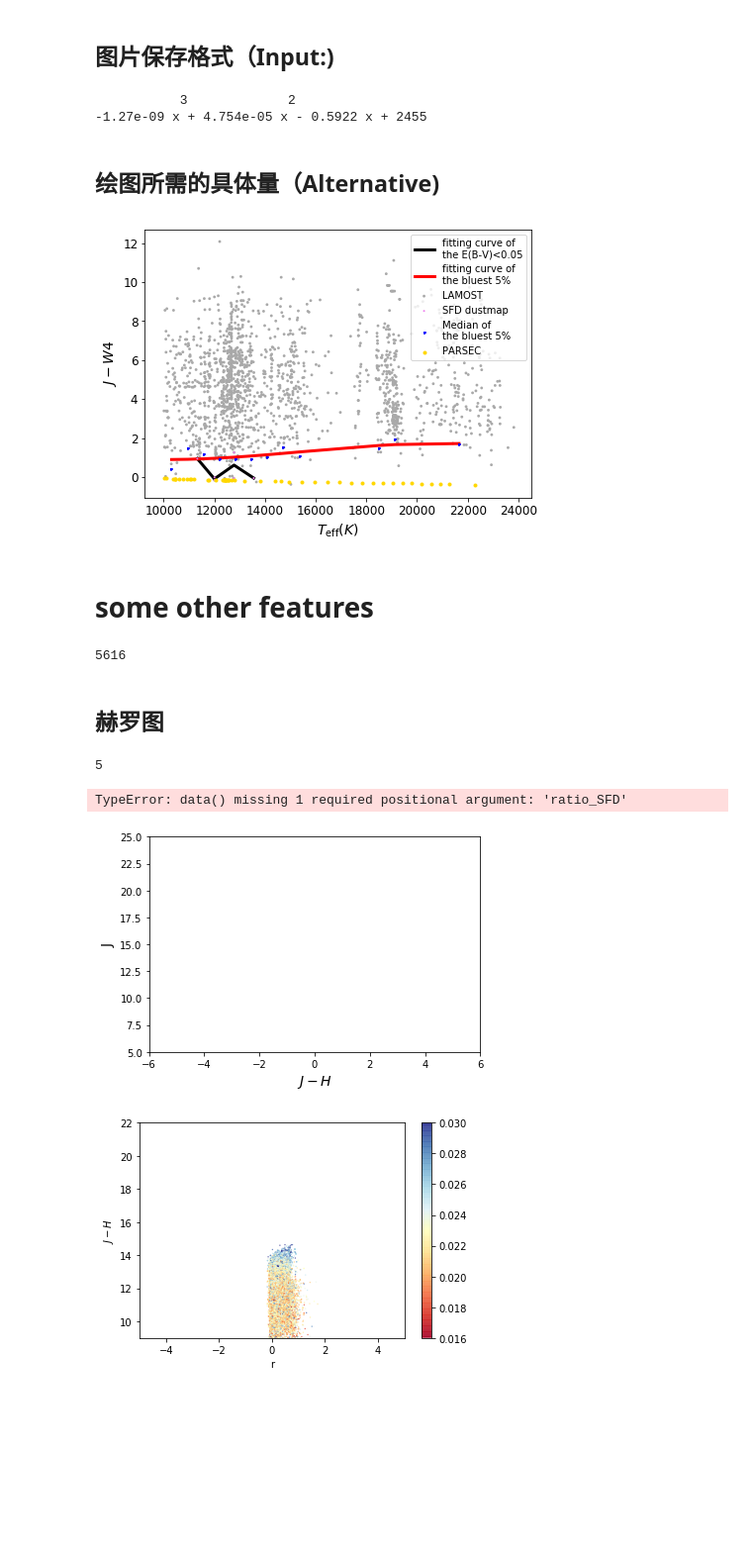
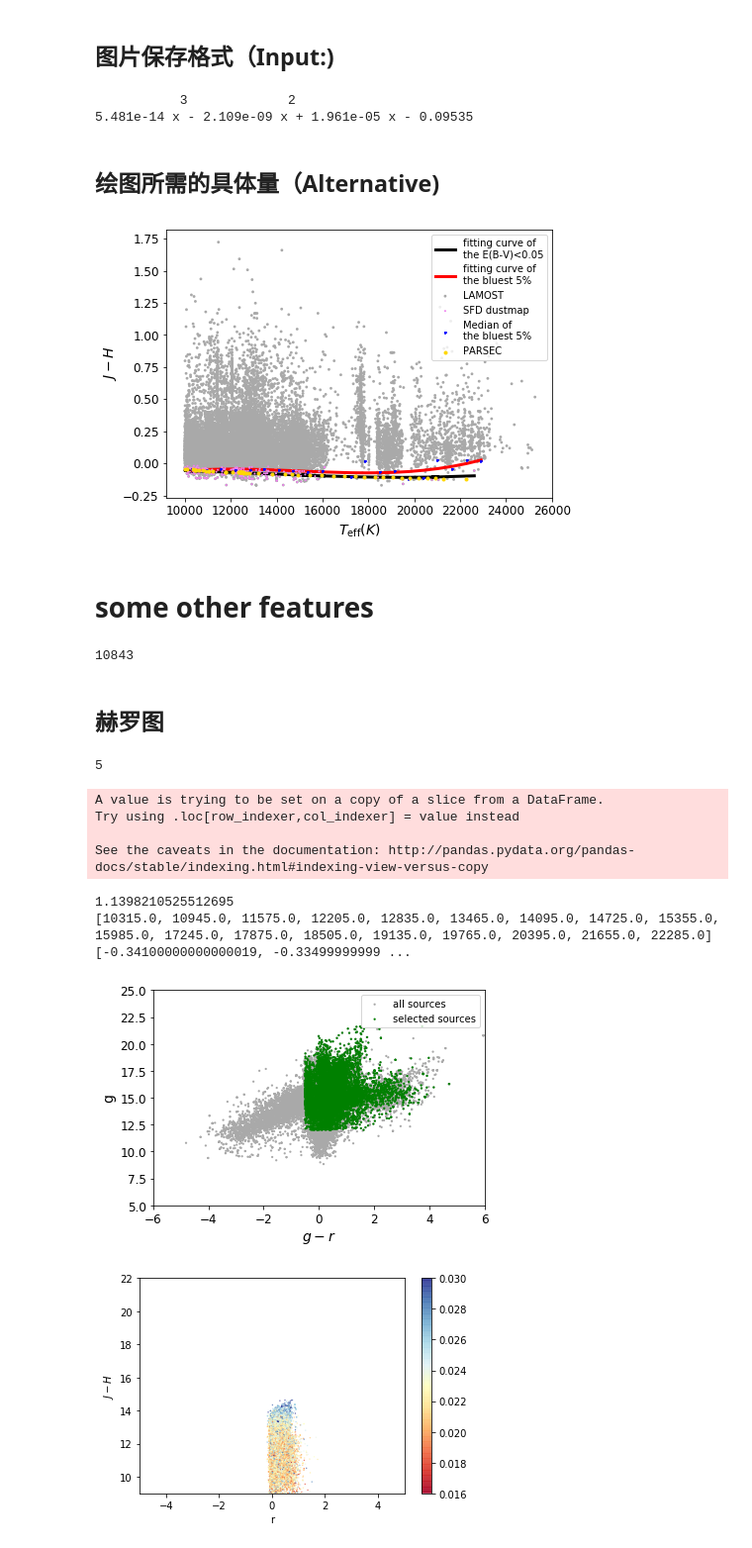
Before and after one commit to DengDingshan/OBIC_serious, a Jupyter notebook: LAMOST_fitcurve_pandas-New.ipynb, the cells around one changed output. Shown: that part at 99% size. Cells and saved outputs as stored; diff of their text form; code cells hidden in the pictures; blank space fills up the shorter version.

```diff
--- a/LAMOST_fitcurve_pandas-New.ipynb
+++ b/LAMOST_fitcurve_pandas-New.ipynb
@@ -100,7 +108,7 @@ Index(['col1', 'TEFF', 'ERR_TEFF', 'RA', 'DEC', 'LOGG', 'ERR_LOGG', 'FEH',
 teff = 'TEFF'
 
 color1 = 'Jmag'
-color2 = 'W4mag'
+color2 = 'Hmag'
 err_teff = 'ERR_TEFF'
 
 err_c1 = 'e_' + color1
@@ -120,3 +126,8 @@ starcatalog_fram_fil_2 = starcatalog_fram_fil_1[(starcatalog_fram_fil_1['Kmag']>
+# %%
+#starcatalog_fram_fil_2 = starcatalog_fram_fil_1[(starcatalog_fram_fil_1['Kmag']>4.5)]
+# starcatalog_fram_fil_2 = starcatalog_fram_fil_1[((starcatalog_fram_fil_1[color1]>14)\
+#                                                 & (starcatalog_fram_fil_1[color2]>14))]
+starcatalog_fram_fil_2 = starcatalog_fram_fil_1
 # %% [markdown]
 ## Logg，误差的选取(Input:)
 # %%
@@ -139,7 +150,7 @@ starcatalog_fram_fil=starcatalog_fram_fil[((starcatalog_fram_fil[err_c1] != 0) \
                                            & (starcatalog_fram_fil[color1] != -99) \
                                            & (starcatalog_fram_fil[color2] != -99))\
                                          &((starcatalog_fram_fil[err_c1] <=0.03)\
-                                          & (starcatalog_fram_fil[err_c2] <=0.1))]
+                                          & (starcatalog_fram_fil[err_c2] <=0.03))]
 ### additional judgement
 
 # starcatalog_fram_fil=starcatalog_fram_fil[(starcatalog_fram_fil[err_c1] <=0.2)\
@@ -423,7 +443,7 @@ print(time.time() - time_start)
 # %%
 ### figures & Savename
 cc1 = 'J'
-cc2 = 'W4'
+cc2 = 'H'
 
 save = data_dir + 'pictures/'
 # save = '/Users/SY/Desktop/obic/picture/'
@@ -453,7 +473,7 @@ print(fitcurve) #在屏幕上打印拟合多项式
 SFD_vals = fitcurve(SFD_catalog_teff)
 # %% [output]
            3             2
--1.27e-09 x + 4.754e-05 x - 0.5922 x + 2455
+5.481e-14 x - 2.109e-09 x + 1.961e-05 x - 0.09535
 # %% [markdown]
 ## 绘图所需的具体量（Alternative)
 # %%
@@ -501,42 +521,47 @@ plt.yticks(fontsize=12)
 plt.savefig(savename5,dpi=200)
 plt.show()
 # %% [output]
-[figure, old version]
+[figure, new version]
 # %% [markdown]
 # some other features
 # %%
 print(len(starcatalog_fram_fil))
 # %% [output]
-5616
+10843
 # %% [markdown]
 ## 赫罗图
 # %%
 # H-R 1
 plt.figure(2)
 plt.xlabel(ylabel,fontsize=14); plt.ylabel(cc1,fontsize=14)
 plt.xlim(-6,6)
 plt.ylim(5,25)
 # for rat in ratio:
 print(rat)
-int_teff,int_color,data_final = data(teff_start,rat,low_crit)
+int_teff,int_color,data_final,SFD_tbl_final = data(teff_start,rat,low_crit,ratio_SFD)
 
 cm = plt.cm.get_cmap('RdYlBu')
 sc = plt.scatter(origin[color1]-origin[color2], origin[color1],\
             c= 'darkgray',s=5,edgecolors = 'None',alpha = 1,cmap=cm,label='all sources')
 plt.scatter(data_final[color1]-data_final[color2], data_final[color1],\
              c='g',s=5, edgecolors='None', alpha=1,label='selected sources')
 #plt.colorbar(sc)
 plt.legend(loc='upper right')
 # new_ticks = np.linspace(-2,3,18)
 # plt.xticks(new_ticks)
 plt.xticks(fontsize=12)
 plt.yticks(fontsize=12)
 plt.savefig(savename2,dpi=200)
 plt.show()
 # %% [output]
 5
-TypeError: data() missing 1 required positional argument: 'ratio_SFD'
+A value is trying to be set on a copy of a slice from a DataFrame.
+Try using .loc[row_indexer,col_indexer] = value instead
+
+See the caveats in the documentation: http://pandas.pydata.org/pandas-docs/stable/indexing.html#indexing-view-versus-copy
+1.1398210525512695
+[10315.0, 10945.0, 11575.0, 12205.0, 12835.0, 13465.0, 14095.0, 14725.0, 15355.0, 15985.0, 17245.0, 17875.0, 18505.0, 19135.0, 19765.0, 20395.0, 21655.0, 22285.0] [-0.34100000000000019, -0.33499999999 ...
-[figure, old version]
+[figure, new version]
 # %%
 # 赫罗图 2
 plt.xlabel('r')
```
Also changed, not shown: parts of 10 cells of this notebook.
